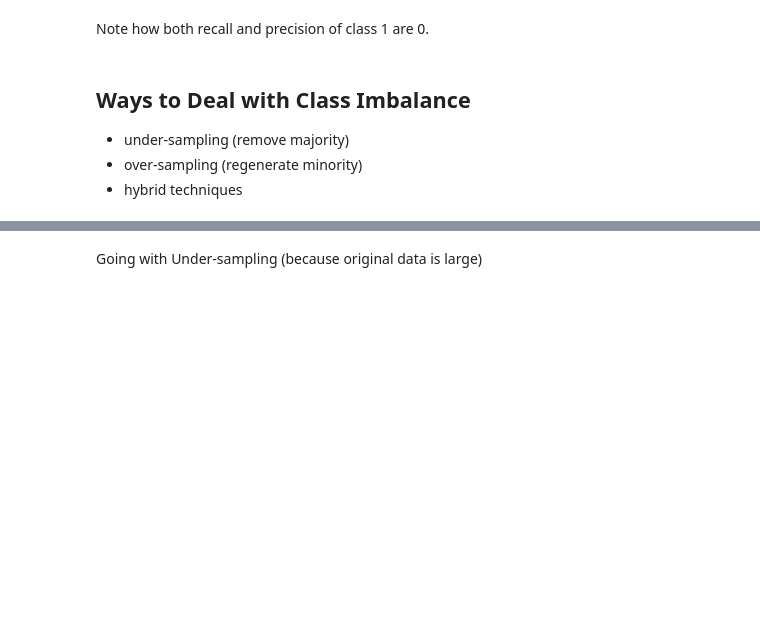
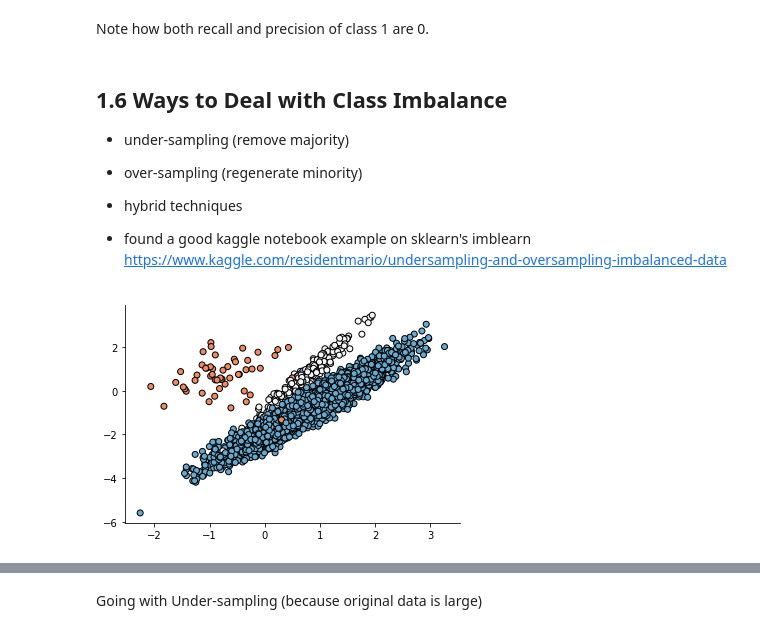
Before and after one commit to nichowu/Porto-Seguro-Safe-Driver-Prediction, a Jupyter notebook: porto-seguro-safe-driving-main.ipynb, the cells around one changed output, grey strips where cells are left out. Drawn from its saved outputs; the diff is of its cells as text; code cells hidden in the pictures; blank space fills up the shorter version.

```diff
--- a/porto-seguro-safe-driving-main.ipynb
+++ b/porto-seguro-safe-driving-main.ipynb
@@ -624,8 +612,30 @@ pd.DataFrame(confusion_matrix(y_test, y_pred), columns=['Predicted Negative', "P
 # %% [markdown]
 Note how both recall and precision of class 1 are 0.
 # %% [markdown]
-## **Ways to Deal with Class Imbalance**
+## **1.6 Ways to Deal with Class Imbalance**
 
 - under-sampling (remove majority)
 - over-sampling (regenerate minority)
 - hybrid techniques
+
+
+- found a good kaggle notebook example on sklearn's imblearn
+https://www.kaggle.com/residentmario/undersampling-and-oversampling-imbalanced-data
+# %%
+import seaborn as sns
+from sklearn.datasets import make_classification
+
+X, y = make_classification(n_samples=5000, n_features=2, n_informative=2,
+                           n_redundant=0, n_repeated=0, n_classes=3,
+                           n_clusters_per_class=1,
+                           weights=[0.01, 0.05, 0.94],
+                           class_sep=0.8, random_state=0)
+
+import matplotlib.pyplot as plt
+colors = ['#ef8a62' if v == 0 else '#f7f7f7' if v == 1 else '#67a9cf' for v in y]
+kwarg_params = {'linewidth': 1, 'edgecolor': 'black'}
+fig = plt.Figure(figsize=(12,6))
+plt.scatter(X[:, 0], X[:, 1], c=colors, **kwarg_params)
+sns.despine()
+# %% [output]
+[figure, added]
```
Also changed, not shown: parts of 80 cells of this notebook.
